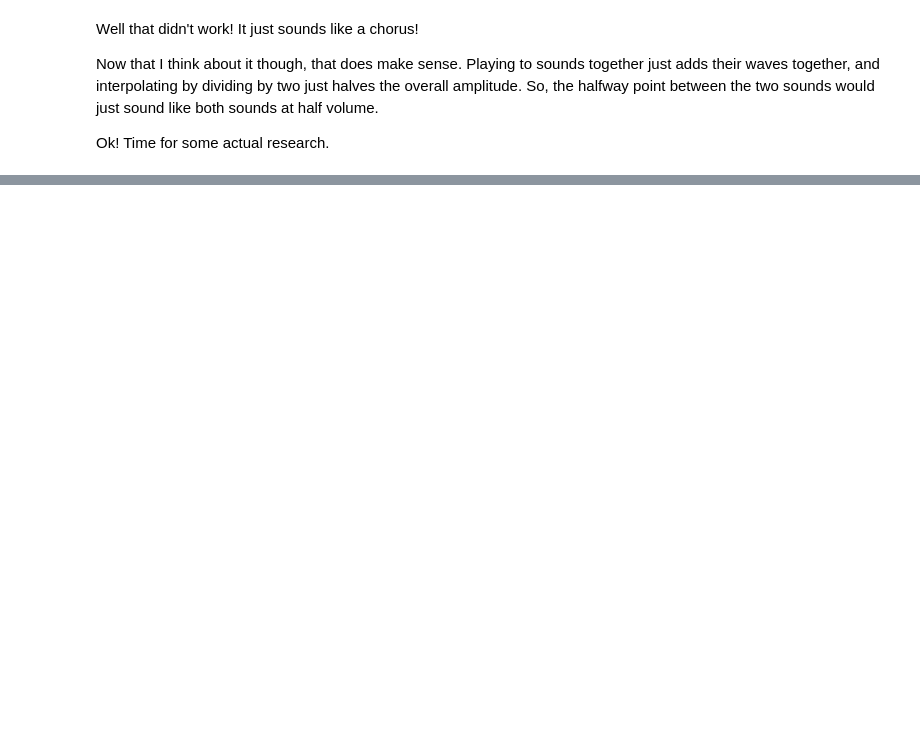
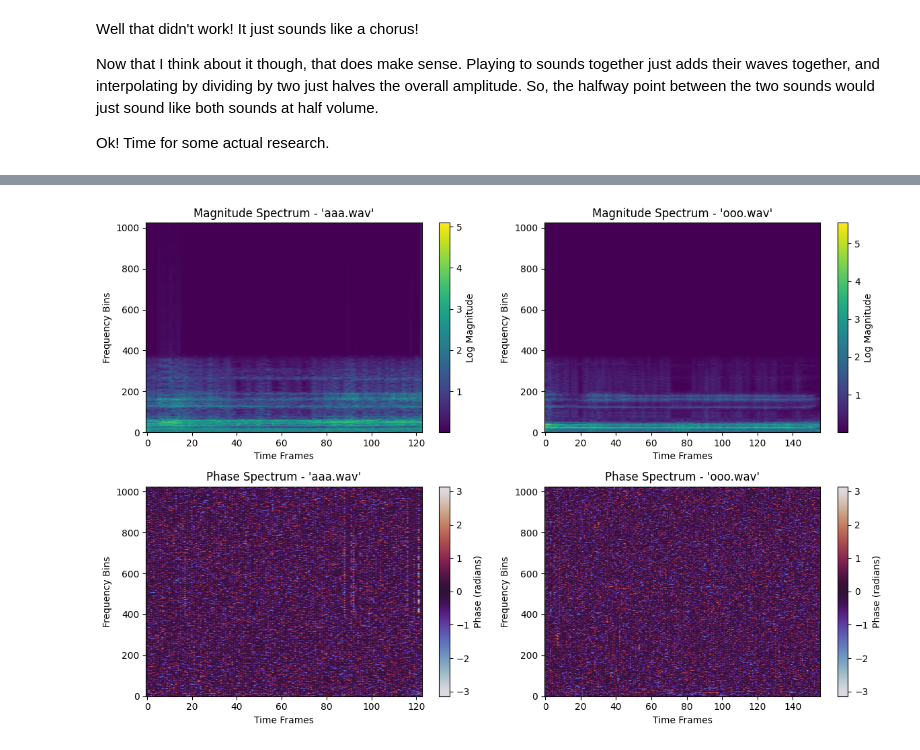
Before and after one commit to daniel-feldhaus/sound-and-music-portfolio, a Jupyter notebook: notes/mouth-sim-idea-notes/final-project-idea-mouth-sim.ipynb, the cells around one changed output, grey strips where cells are left out. Saved outputs shown, nothing was run; the diff lists cells and outputs as text; code cells hidden in the pictures; blank space fills up the shorter version.

```diff
--- a/notes/mouth-sim-idea-notes/final-project-idea-mouth-sim.ipynb
+++ b/notes/mouth-sim-idea-notes/final-project-idea-mouth-sim.ipynb
@@ -164,0 +180,61 @@ Ok! Time for some actual research.
+# %%
+import librosa
+import numpy as np
+import matplotlib.pyplot as plt
+
+# Load the audio files
+file1 = "aaa.wav"
+file2 = "ooo.wav"
+
+y1, sr1 = librosa.load(file1, sr=None)
+y2, sr2 = librosa.load(file2, sr=None)
+
+# Ensure the sampling rates match
+if sr1 != sr2:
+    raise ValueError("Sampling rates of input files must match.")
+
+# Perform Short-Time Fourier Transform (STFT)
+S1 = librosa.stft(y1)
+S2 = librosa.stft(y2)
+
+# Extract magnitude and phase
+magnitude1, phase1 = np.abs(S1), np.angle(S1)
+magnitude2, phase2 = np.abs(S2), np.angle(S2)
+
+# Visualization
+plt.figure(figsize=(12, 8))
+
+# Magnitude profiles
+plt.subplot(2, 2, 1)
+plt.title("Magnitude Spectrum - 'aaa.wav'")
+plt.imshow(np.log1p(magnitude1), aspect="auto", origin="lower", cmap="viridis")
+plt.colorbar(label="Log Magnitude")
+plt.xlabel("Time Frames")
+plt.ylabel("Frequency Bins")
+
+plt.subplot(2, 2, 2)
+plt.title("Magnitude Spectrum - 'ooo.wav'")
+plt.imshow(np.log1p(magnitude2), aspect="auto", origin="lower", cmap="viridis")
+plt.colorbar(label="Log Magnitude")
+plt.xlabel("Time Frames")
+plt.ylabel("Frequency Bins")
+
+# Phase profiles
+plt.subplot(2, 2, 3)
+plt.title("Phase Spectrum - 'aaa.wav'")
+plt.imshow(phase1, aspect="auto", origin="lower", cmap="twilight")
+plt.colorbar(label="Phase (radians)")
+plt.xlabel("Time Frames")
+plt.ylabel("Frequency Bins")
+
+plt.subplot(2, 2, 4)
+plt.title("Phase Spectrum - 'ooo.wav'")
+plt.imshow(phase2, aspect="auto", origin="lower", cmap="twilight")
+plt.colorbar(label="Phase (radians)")
+plt.xlabel("Time Frames")
+plt.ylabel("Frequency Bins")
+
+plt.tight_layout()
+plt.show()
+# %% [output]
+[figure, added]
```
Also changed, not shown: parts of 6 cells of this notebook.
